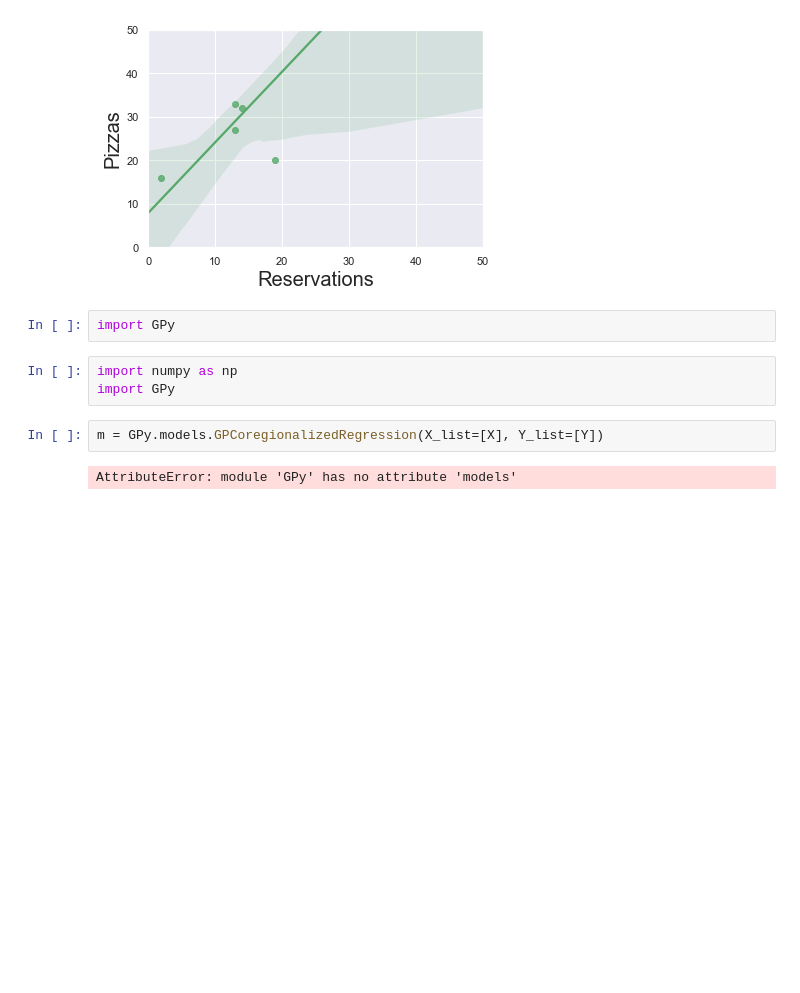
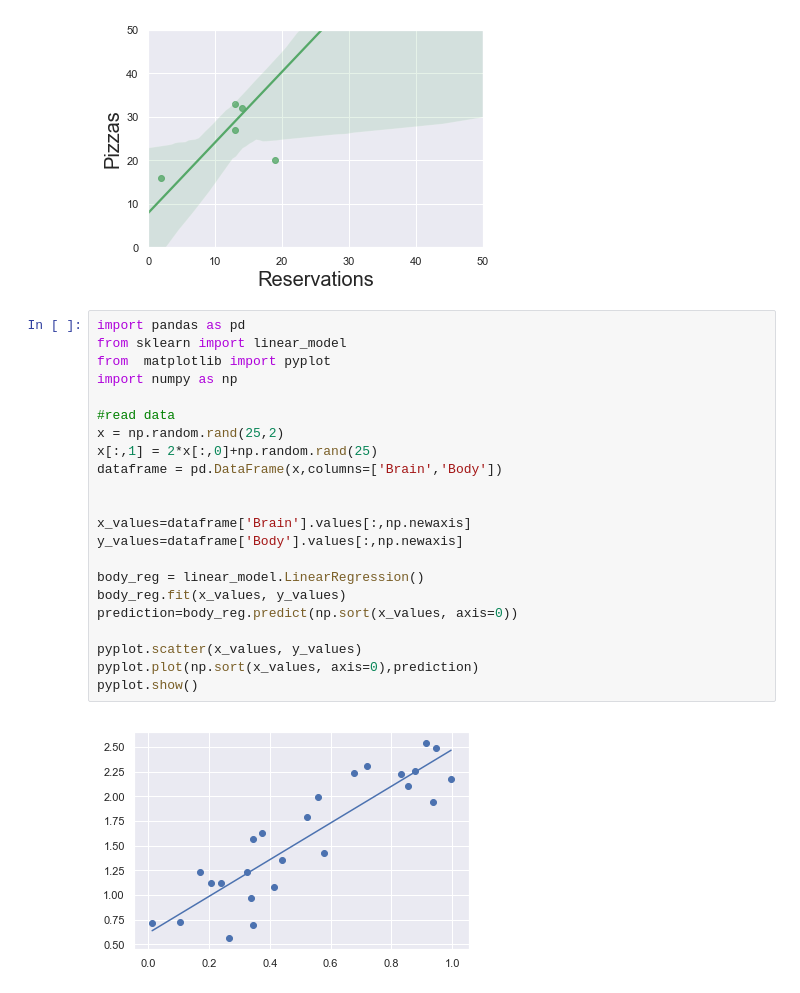
Before and after one commit to roytomas/ML-forecast-pizza-reserve, a Jupyter notebook: gradient_descent_without_bias.ipynb, the cells around one changed output. Cells and saved outputs as stored; diff of their text form; blank space fills up the shorter version.

Commit message:
add linear regression plot using sklearn linearRegression model

```diff
--- a/gradient_descent_without_bias.ipynb
+++ b/gradient_descent_without_bias.ipynb
@@ -56,12 +56,27 @@ ax = sns.regplot(x=X, y=Y, color="g")
 plt.show()
 # %% [output]
 [figure]
-# %%
-import GPy
-# %%
-import numpy as np
-import GPy
-# %%
-m = GPy.models.GPCoregionalizedRegression(X_list=[X], Y_list=[Y])
-# %% [output]
-AttributeError: module 'GPy' has no attribute 'models'
+# %%
+import pandas as pd
+from sklearn import linear_model
+from  matplotlib import pyplot
+import numpy as np
+
+#read data
+x = np.random.rand(25,2)
+x[:,1] = 2*x[:,0]+np.random.rand(25)
+dataframe = pd.DataFrame(x,columns=['Brain','Body'])
+
+
+x_values=dataframe['Brain'].values[:,np.newaxis]
+y_values=dataframe['Body'].values[:,np.newaxis]
+
+body_reg = linear_model.LinearRegression()
+body_reg.fit(x_values, y_values)
+prediction=body_reg.predict(np.sort(x_values, axis=0))
+
+pyplot.scatter(x_values, y_values)
+pyplot.plot(np.sort(x_values, axis=0),prediction)
+pyplot.show()
+# %% [output]
+[figure, added]
```
Also changed, not shown: parts of 1 cell of this notebook, 2 other files.
